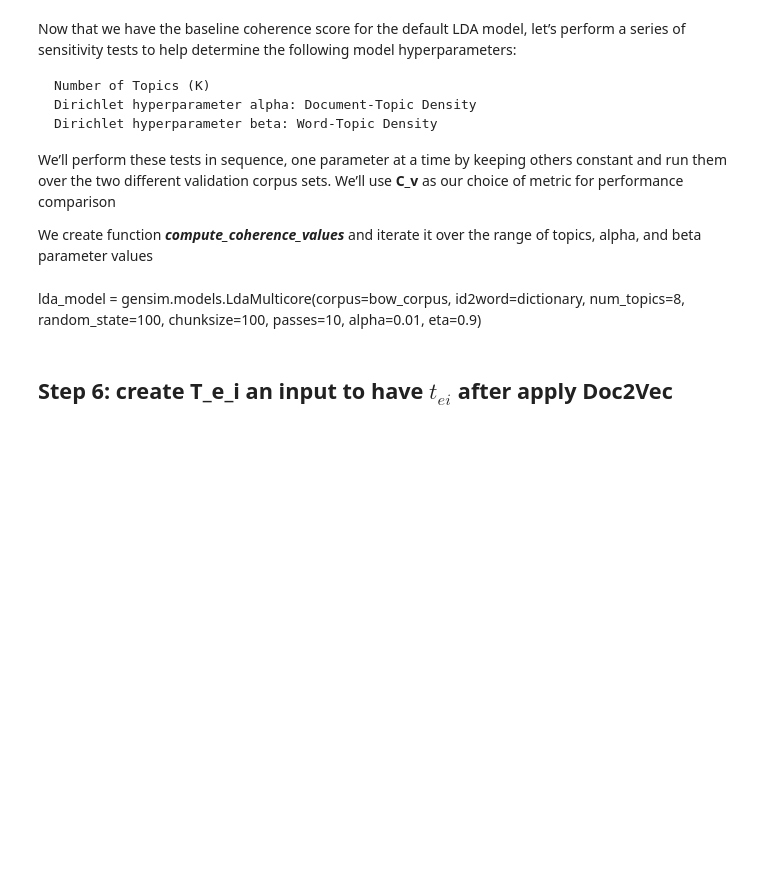
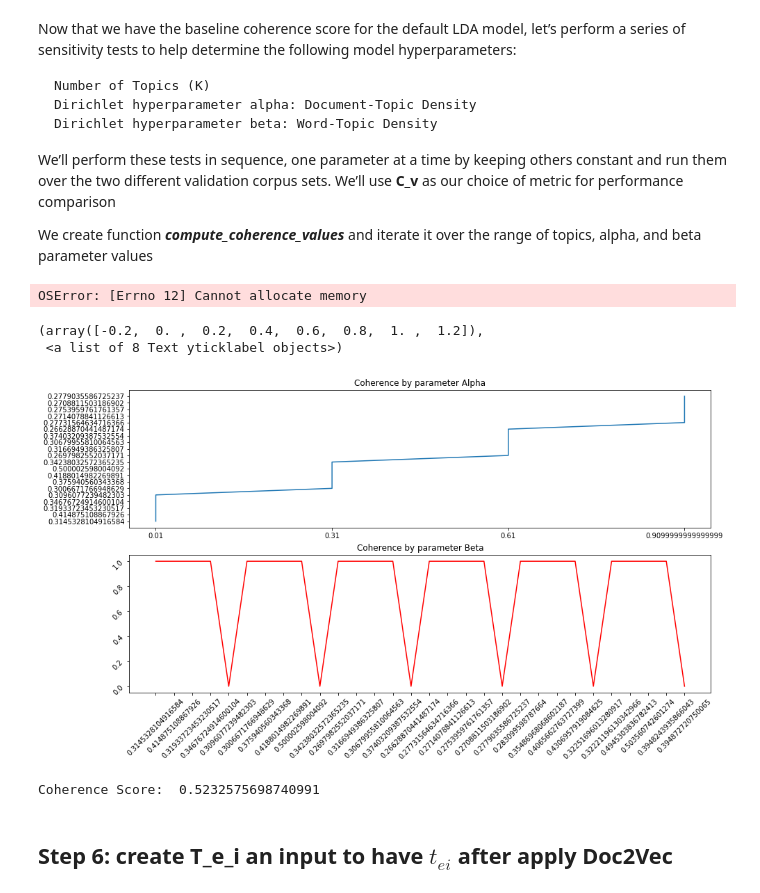
Before and after one commit to arezkibouzid/Text, a Jupyter notebook: Project_1.ipynb, the cells around one changed output. Cells and saved outputs as stored; diff of their text form; code cells hidden in the pictures; blank space fills up the shorter version.

```diff
--- a/Project_1.ipynb
+++ b/Project_1.ipynb
@@ -326,31 +325,23 @@ topics_range = range(min_topics, max_topics, step_size)
 
 # Alpha parameter
 alpha = list(np.arange(0.01, 1, 0.3))
-alpha.append('symmetric')
-alpha.append('asymmetric')
-
 # Beta parameter
 beta = list(np.arange(0.01, 1, 0.3))
-beta.append('symmetric')
-
 # Validation sets
 num_of_docs = len(bow_corpus)
-corpus_sets = [# gensim.utils.ClippedCorpus(corpus, num_of_docs*0.25),
-               # gensim.utils.ClippedCorpus(corpus, num_of_docs*0.5),
-               gensim.utils.ClippedCorpus(bow_corpus, num_of_docs*0.75),
+corpus_sets = [gensim.utils.ClippedCorpus(bow_corpus, num_of_docs*0.75),
                bow_corpus]
 
-corpus_title = ['75% Corpus', '100% Corpus']
+corpus_title = ['75% Corpus']
 model_results = {'Validation_Set': [],
                  'Topics': [],
                  'Alpha': [],
                  'Beta': [],
                  'Coherence': []
                 }
-# Can take a long time to run
+# Can take a long time to run ~ 30mins
 if 1 == 1:
-    pbar = tqdm.tqdm(total=540)
-
+    pbar = tqdm.tqdm(total=20)
     # iterate through validation corpuses
     for i in range(len(corpus_sets)):
         # iterate through number of topics
@@ -368,15 +359,41 @@ if 1 == 1:
                     model_results['Alpha'].append(a)
                     model_results['Beta'].append(b)
                     model_results['Coherence'].append(cv)
-
                     pbar.update(1)
     pbar.close()
+# %% [output]
+OSError: [Errno 12] Cannot allocate memory
-# %% [markdown]
-lda_model = gensim.models.LdaMulticore(corpus=bow_corpus,
-                                           id2word=dictionary,
-                                           num_topics=8,
-                                           random_state=100,
-                                           chunksize=100,
-                                           passes=10,
-                                           alpha=0.01,
-                                           eta=0.9)
+# %%
+test_results = pd.read_csv('lda_tests_results.csv')
+df = pd.DataFrame()
+
+null_ = test_results['Validation_Set'] != 'Validation_Set'
+null_alpha = test_results['Alpha'] != 'Alpha'
+null_beta = test_results['Beta'] != 'Beta'
+null_corpus = test_results['Topics'] != 'Topics'
+null_cv = test_results['Coherence'] != 'Coherence'
+
+df['Validation'] = test_results['Validation_Set'][null_]
+df['topics'] = test_results['Topics'][null_corpus]
+df['coherence'] = test_results['Coherence'][null_cv]
+df['alpha'] = test_results['Alpha'][null_alpha]
+df['beta'] = test_results['Beta'][null_beta]
+
+pd.DataFrame(df).to_csv('lda_tests_results2.csv', index=False)
+# %%
+import matplotlib.pyplot as plt
+fig = plt.figure(figsize=(15,8))
+ax1 = fig.add_subplot(2,1,1)
+ax2 = fig.add_subplot(2,1,2)
+
+ax1.plot(df.alpha[0:20], df['coherence'][0:20])
+ax2.plot(df['coherence'][0:30],df.beta[0:30] !='symmetric', c='red')
+
+ax1.set_title('Coherence by parameter Alpha')
+ax2.set_title('Coherence by parameter Beta')
+plt.xticks(rotation=45)
+plt.yticks(rotation=45)
+# %% [output]
+(array([-0.2,  0. ,  0.2,  0.4,  0.6,  0.8,  1. ,  1.2]),
+ <a list of 8 Text yticklabel objects>)
+[figure, added]
@@ -383,3 +409,12 @@ lda_model = gensim.models.LdaMulticore(corpus=bow_corpus,
+# %%
+from gensim.models import CoherenceModel
+# Compute Coherence Score
+coherence_model_lda = CoherenceModel(model=lda_model, texts=processed_docs, dictionary=dictionary, coherence='c_v')
+
+coherence_lda = coherence_model_lda.get_coherence()
+print('\nCoherence Score: ', coherence_lda)
+# %% [output]
+Coherence Score:  0.5232575698740991
 # %% [markdown]
 ## Step 6: create T_e_i an input to have $t_{ei}$ after apply Doc2Vec
 # %%
```
Also changed, not shown: parts of 13 cells of this notebook.
